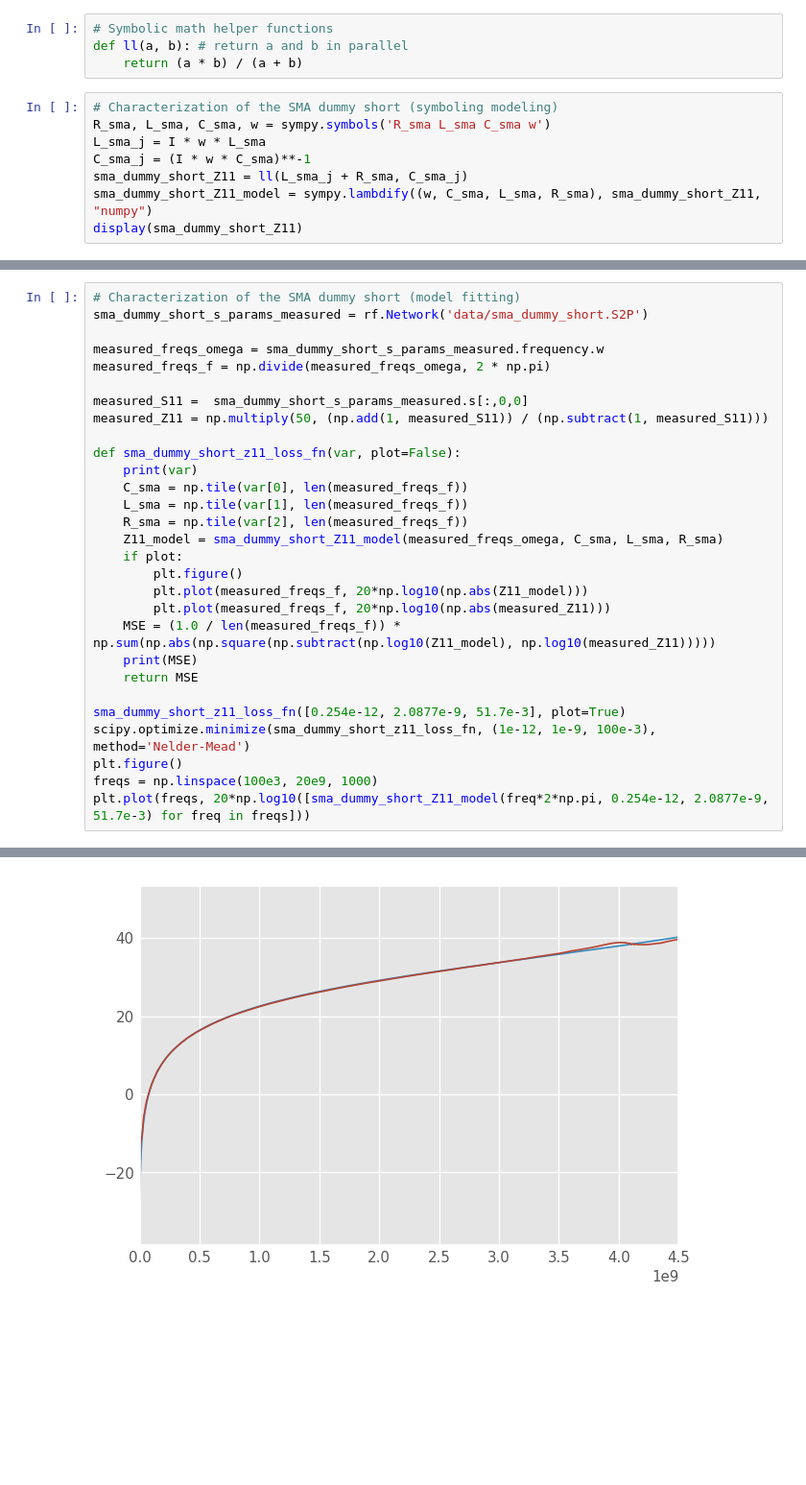
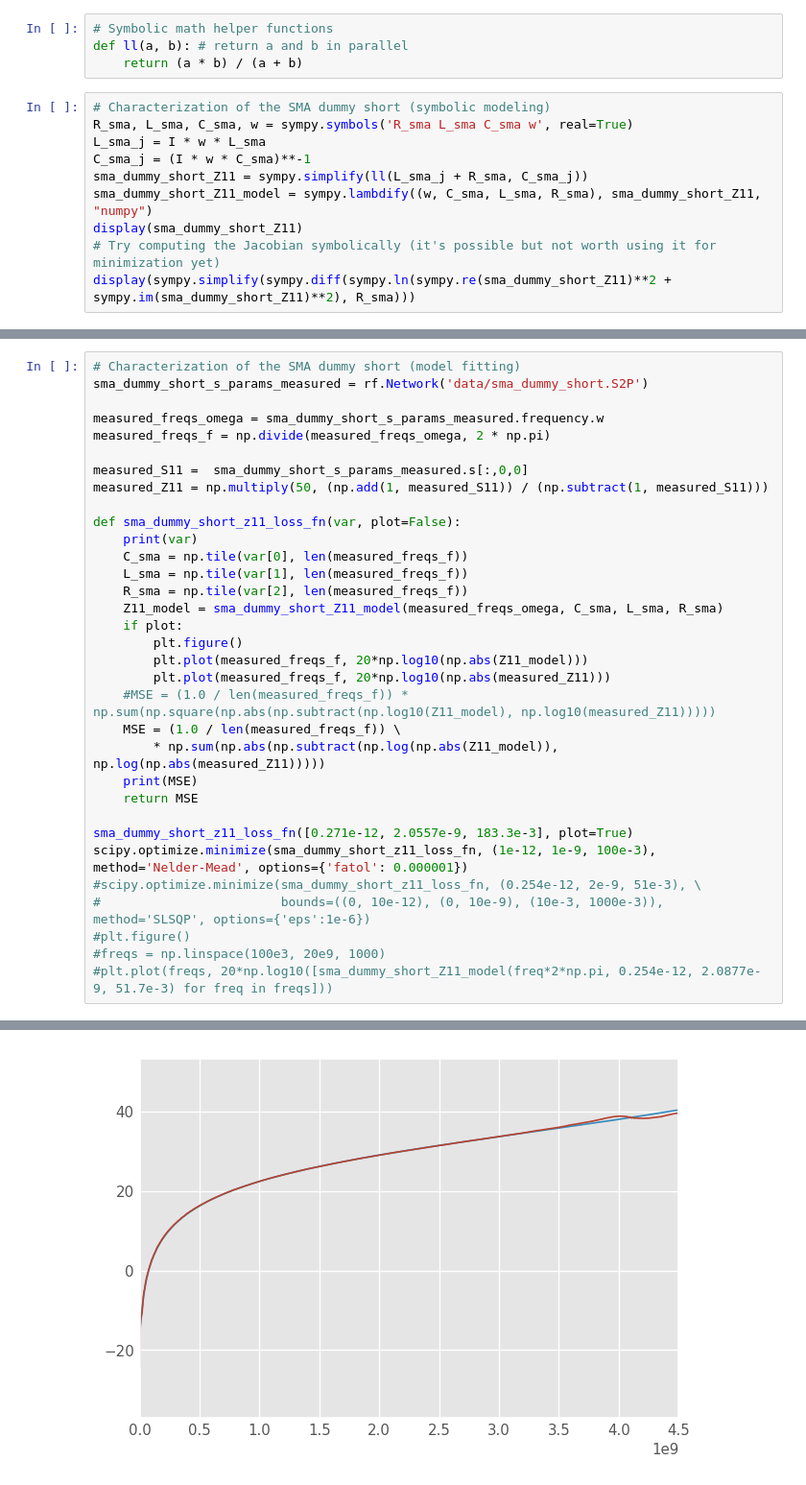
Before and after one commit to vighneshiyer/ee142_labs, a Jupyter notebook: lab1_redux/Lab1_Notebook.ipynb, the cells around one changed output, grey strips where cells are left out. Shown at 96% size. Saved outputs shown, nothing was run; the diff lists cells and outputs as text; blank space fills up the shorter version.

Commit message:
sma dummy short data with a good cal

```diff
--- a/lab1_redux/Lab1_Notebook.ipynb
+++ b/lab1_redux/Lab1_Notebook.ipynb
@@ -36,11 +36,13 @@ $$\frac{\sqrt{2} \sqrt{\pi}}{2}$$
 def ll(a, b): # return a and b in parallel
     return (a * b) / (a + b)
 # %%
-# Characterization of the SMA dummy short (symboling modeling)
-R_sma, L_sma, C_sma, w = sympy.symbols('R_sma L_sma C_sma w')
+# Characterization of the SMA dummy short (symbolic modeling)
+R_sma, L_sma, C_sma, w = sympy.symbols('R_sma L_sma C_sma w', real=True)
 L_sma_j = I * w * L_sma
 C_sma_j = (I * w * C_sma)**-1
-sma_dummy_short_Z11 = ll(L_sma_j + R_sma, C_sma_j)
+sma_dummy_short_Z11 = sympy.simplify(ll(L_sma_j + R_sma, C_sma_j))
 sma_dummy_short_Z11_model = sympy.lambdify((w, C_sma, L_sma, R_sma), sma_dummy_short_Z11, "numpy")
 display(sma_dummy_short_Z11)
+# Try computing the Jacobian symbolically (it's possible but not worth using it for minimization yet)
+display(sympy.simplify(sympy.diff(sympy.ln(sympy.re(sma_dummy_short_Z11)**2 + sympy.im(sma_dummy_short_Z11)**2), R_sma)))
 # %% [output]
@@ -65,13 +68,17 @@ def sma_dummy_short_z11_loss_fn(var, plot=False):
         plt.figure()
         plt.plot(measured_freqs_f, 20*np.log10(np.abs(Z11_model)))
         plt.plot(measured_freqs_f, 20*np.log10(np.abs(measured_Z11)))
-    MSE = (1.0 / len(measured_freqs_f)) * np.sum(np.abs(np.square(np.subtract(np.log10(Z11_model), np.log10(measured_Z11)))))
+    #MSE = (1.0 / len(measured_freqs_f)) * np.sum(np.square(np.abs(np.subtract(np.log10(Z11_model), np.log10(measured_Z11)))))
+    MSE = (1.0 / len(measured_freqs_f)) \
+        * np.sum(np.abs(np.subtract(np.log(np.abs(Z11_model)), np.log(np.abs(measured_Z11)))))
     print(MSE)
     return MSE
 
-sma_dummy_short_z11_loss_fn([0.254e-12, 2.0877e-9, 51.7e-3], plot=True)
-scipy.optimize.minimize(sma_dummy_short_z11_loss_fn, (1e-12, 1e-9, 100e-3), method='Nelder-Mead')
-plt.figure()
-freqs = np.linspace(100e3, 20e9, 1000)
-plt.plot(freqs, 20*np.log10([sma_dummy_short_Z11_model(freq*2*np.pi, 0.254e-12, 2.0877e-9, 51.7e-3) for freq in freqs]))
+sma_dummy_short_z11_loss_fn([0.271e-12, 2.0557e-9, 183.3e-3], plot=True)
+scipy.optimize.minimize(sma_dummy_short_z11_loss_fn, (1e-12, 1e-9, 100e-3), method='Nelder-Mead', options={'fatol': 0.000001})
+#scipy.optimize.minimize(sma_dummy_short_z11_loss_fn, (0.254e-12, 2e-9, 51e-3), \
+#                        bounds=((0, 10e-12), (0, 10e-9), (10e-3, 1000e-3)), method='SLSQP', options={'eps':1e-6})
+#plt.figure()
+#freqs = np.linspace(100e3, 20e9, 1000)
+#plt.plot(freqs, 20*np.log10([sma_dummy_short_Z11_model(freq*2*np.pi, 0.254e-12, 2.0877e-9, 51.7e-3) for freq in freqs]))
 # %% [output]
@@ -96 +113 @@ plt.plot(freqs, 20*np.log10([sma_dummy_short_Z11_model(freq*2*np.pi, 0.254e-12,
-[figure, old version]
+[figure, new version]
```
Also changed, not shown: parts of 3 cells of this notebook, 6 other files.
